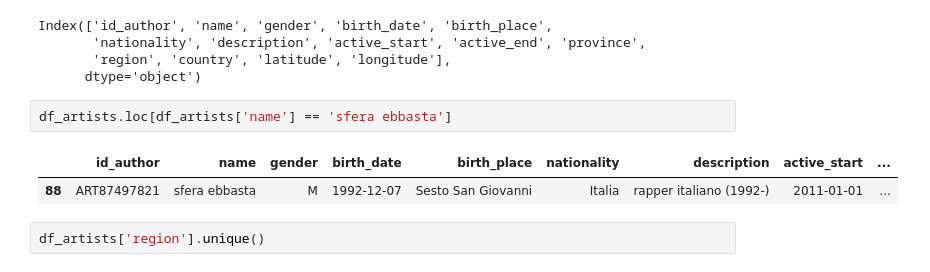
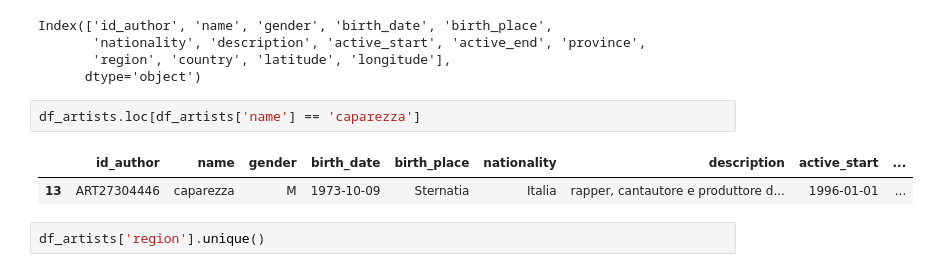
Before and after one commit to ChefBB/dss_lab_project, a Jupyter notebook: understanding.ipynb, the cells around one changed output. Saved outputs shown, nothing was run; the diff lists cells and outputs as text.

```diff
--- a/understanding.ipynb
+++ b/understanding.ipynb
@@ -67,10 +67,10 @@ Index(['id_author', 'name', 'gender', 'birth_date', 'birth_place',
        'region', 'country', 'latitude', 'longitude'],
       dtype='object')
 # %%
-df_artists.loc[df_artists['name'] == 'sfera ebbasta']
+df_artists.loc[df_artists['name'] == 'caparezza']
 # %% [output]
 |  | id_author | name | gender | birth_date | birth_place | nationality | description | active_start | ... |
-| 88 | ART87497821 | sfera ebbasta | M | 1992-12-07 | Sesto San Giovanni | Italia | rapper italiano (1992-) | 2011-01-01 | ... |
+| 13 | ART27304446 | caparezza | M | 1973-10-09 | Sternatia | Italia | rapper, cantautore e produttore d... | 1996-01-01 | ... |
 # %%
 df_artists['region'].unique()
 # %% [output]
```
